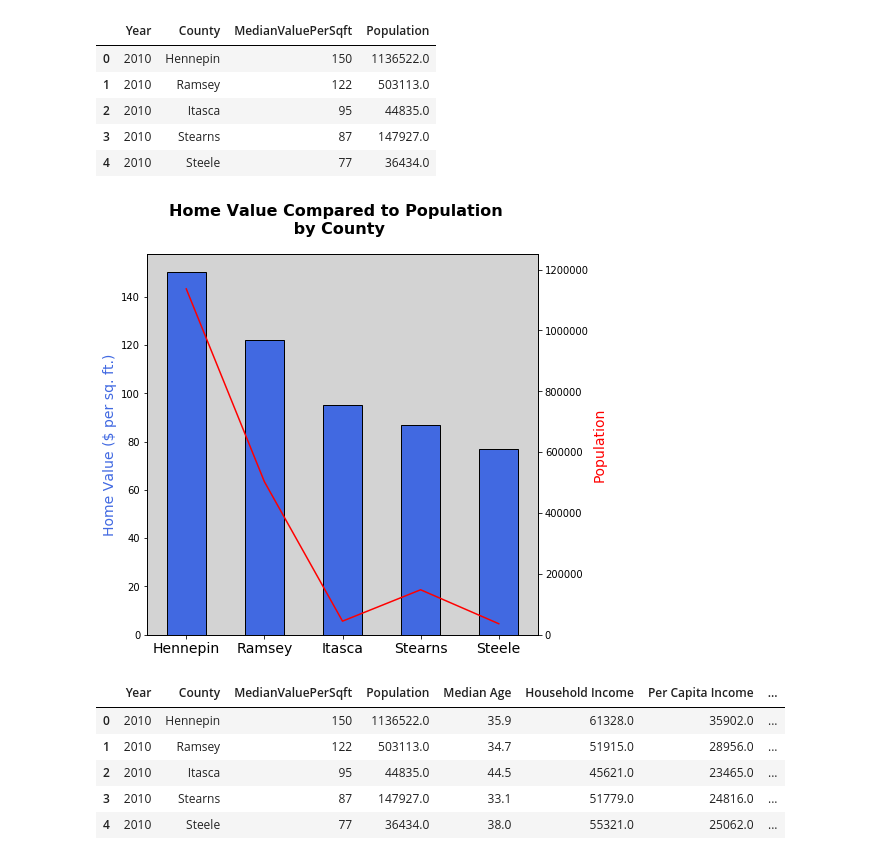
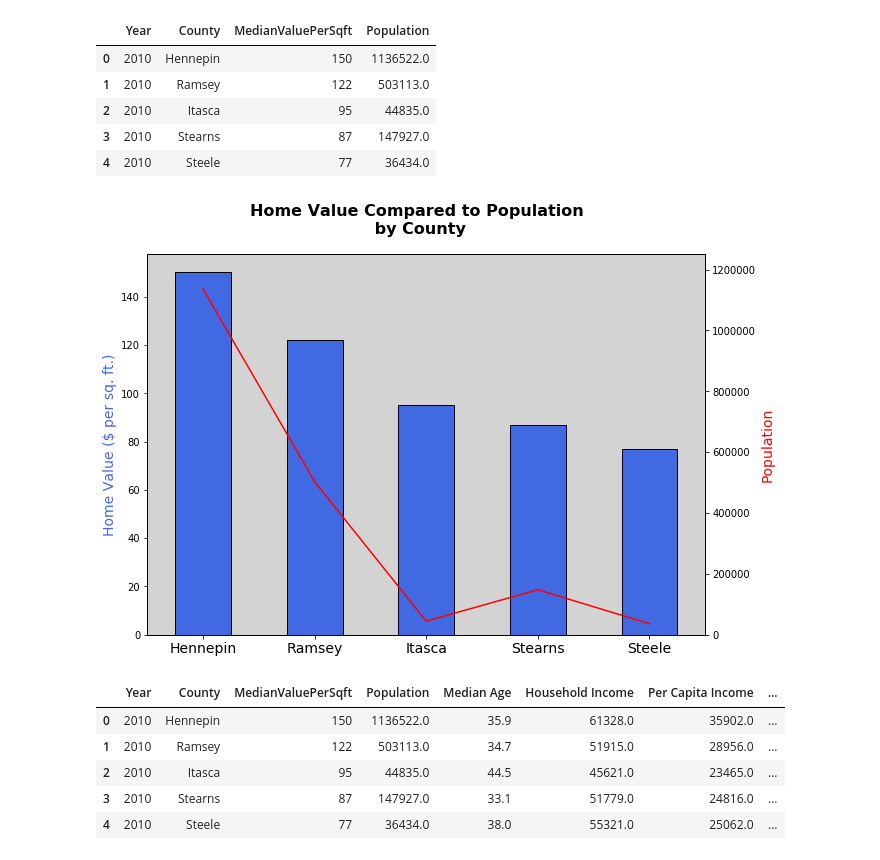
Before and after one commit to pogomike/project-one, a Jupyter notebook: Population_Poverty_Income_Education.ipynb, the cells around one changed output. Saved outputs shown, nothing was run; the diff lists cells and outputs as text; code cells hidden in the pictures.

Commit message:
adjusted with of graphs and changed poverty graph

```diff
--- a/Population_Poverty_Income_Education.ipynb
+++ b/Population_Poverty_Income_Education.ipynb
@@ -30,7 +30,7 @@ merge_df
 | 3 | 2010 | Stearns | 87 | 147927.0 |
 | 4 | 2010 | Steele | 77 | 36434.0 |
 # %%
-def myplot(plot_df,compare_val,big_title,x_title,left_y_title,right_y_title,outfile,max_val):
+def myplot(plot_df,compare_val,big_title,x_title,left_y_title,right_y_title,outfile,max_val,fig_wide):
     '''
           plot home-value(bar graph) with compare_val (line plot) against county
 
@@ -45,7 +45,7 @@ def myplot(plot_df,compare_val,big_title,x_title,left_y_title,right_y_title,outf
     '''
     #establish graph
     width=.5
-    fig,ax1=plt.subplots(figsize=(7,7))
+    fig,ax1=plt.subplots(figsize=(fig_wide,7))
     ax2=ax1.twinx()
     fig.suptitle(big_title,fontsize=16,fontweight='bold')
 
@@ -56,7 +56,7 @@ def myplot(plot_df,compare_val,big_title,x_title,left_y_title,right_y_title,outf
     #set shared x values
     x_axis=np.arange(0,len(home_val_df["County"]))
     ax1.set_xticks(x_axis)
-    ax1.set_xticklabels(merge_df["County"],fontsize=14,rotation=0)
+    ax1.set_xticklabels(plot_df["County"],fontsize=14,rotation=0)
     ax1.set_xlim(-.5, len(home_val_df["County"])-0.5)
 
     #background colors, limits and labels
@@ -74,9 +74,9 @@ def myplot(plot_df,compare_val,big_title,x_title,left_y_title,right_y_title,outf
 # %%
 #plot the home value compared to population
 myplot(merge_df,"Population","Home Value Compared to Population\n by County","County","Home Value ($ per sq. ft.)",
-       "Population","Output/home_val_population.png", merge_df["Population"].max())
+       "Population","Output/home_val_population.png", merge_df["Population"].max(),10)
 # %% [output]
-[figure, old version]
+[figure, new version]
 # %%
 #prepare data for poverty graph
 poverty_data=census_df.iloc[:,1:8]                   #cut to county through poverty rate
```
Also changed, not shown: parts of 3 cells of this notebook, 3 other files.
